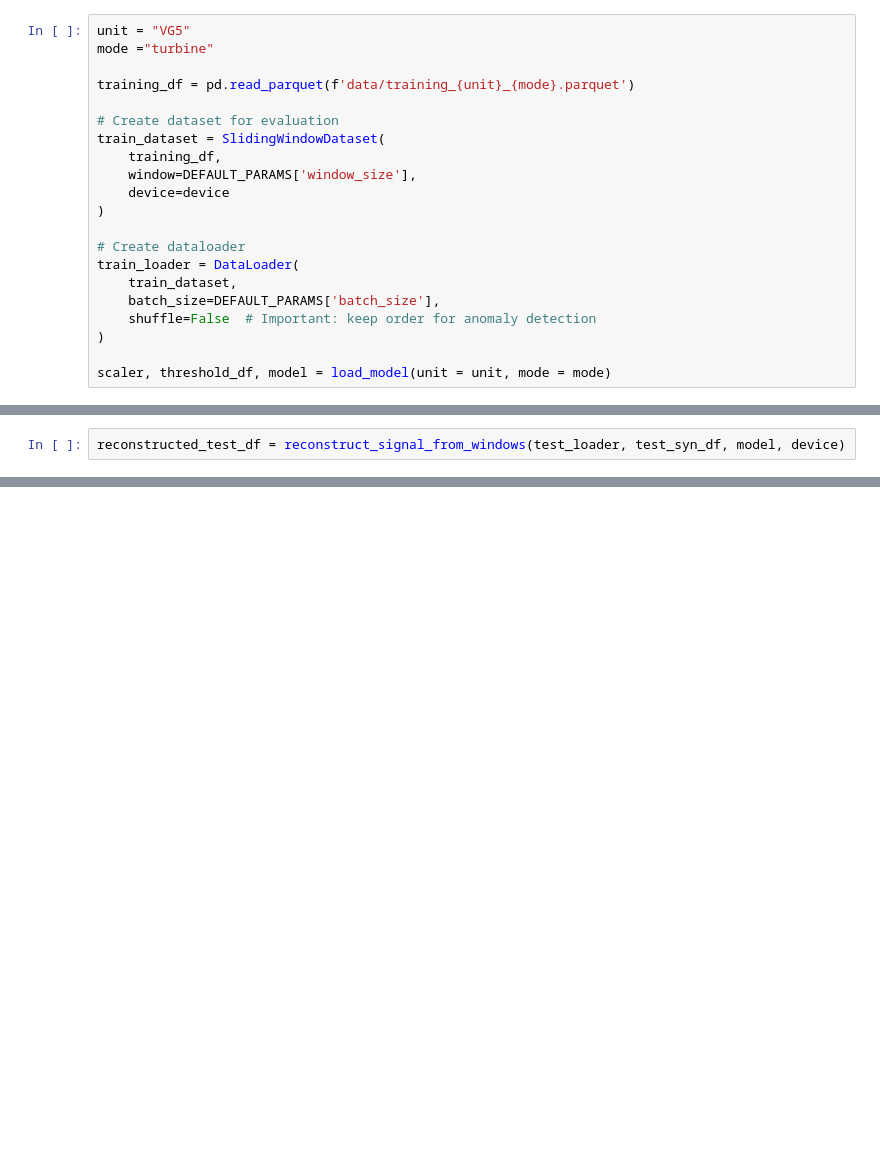
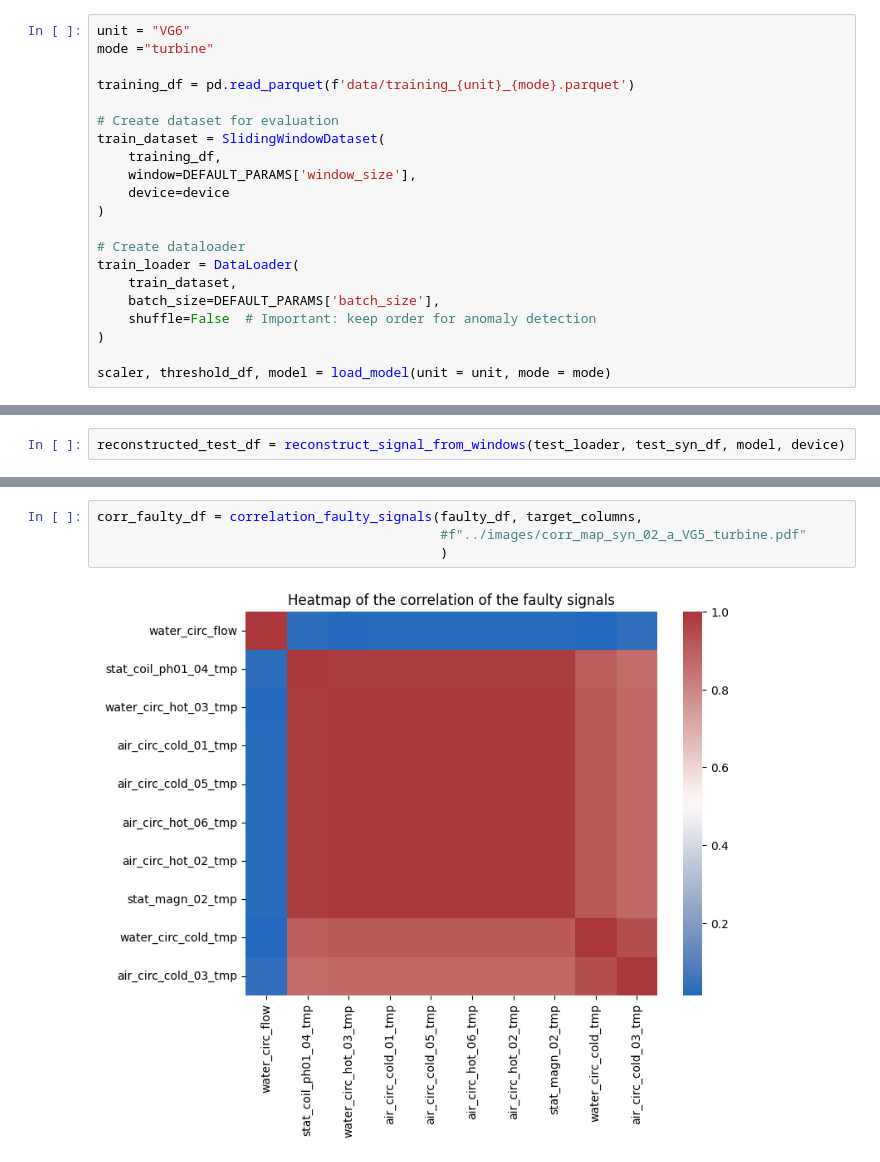
Before and after one commit to JiashengWan/MLPM, a Jupyter notebook: SERVERFILES_CAE/findAnomalies.ipynb, the cells around one changed output, grey strips where cells are left out. Drawn from its saved outputs; the diff is of its cells as text; blank space fills up the shorter version.

```diff
--- a/SERVERFILES_CAE/findAnomalies.ipynb
+++ b/SERVERFILES_CAE/findAnomalies.ipynb
@@ -16,5 +177,5 @@ device = torch.device('cuda' if torch.cuda.is_available() else 'cpu')
 # %%
-unit = "VG5"
+unit = "VG6"
 mode ="turbine"
 
 training_df = pd.read_parquet(f'data/training_{unit}_{mode}.parquet')
@@ -91 +268,7 @@ Index(['stat_coil_ph01_05_tmp', 'stat_coil_ph03_05_tmp', 'water_circ_hot_tmp',
       dtype='object')
+# %%
+corr_faulty_df = correlation_faulty_signals(faulty_df, target_columns,
+                                            #f"../images/corr_map_syn_02_a_VG5_turbine.pdf"
+                                            )
+# %% [output]
+[figure, added]
```
Also changed, not shown: parts of 22 cells of this notebook, 7 other files.
